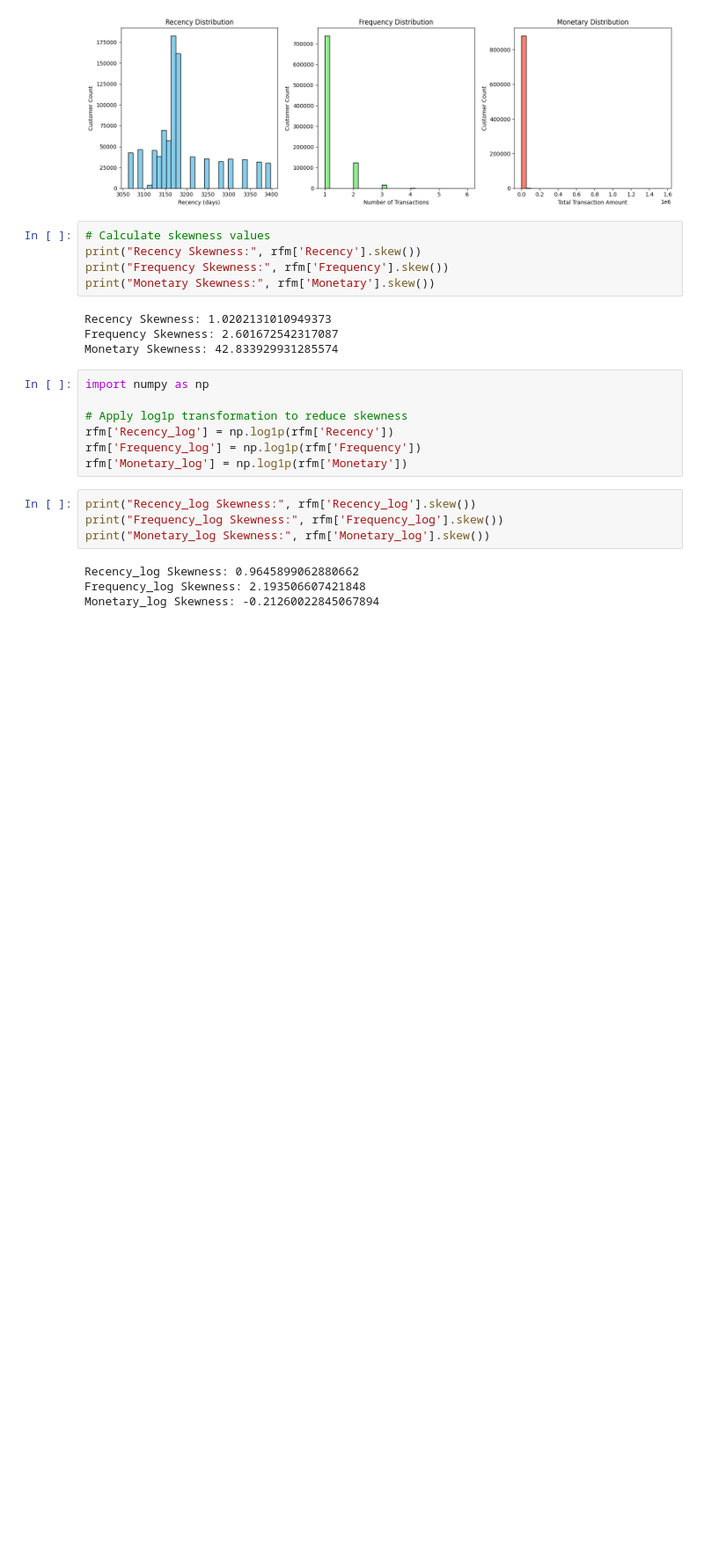
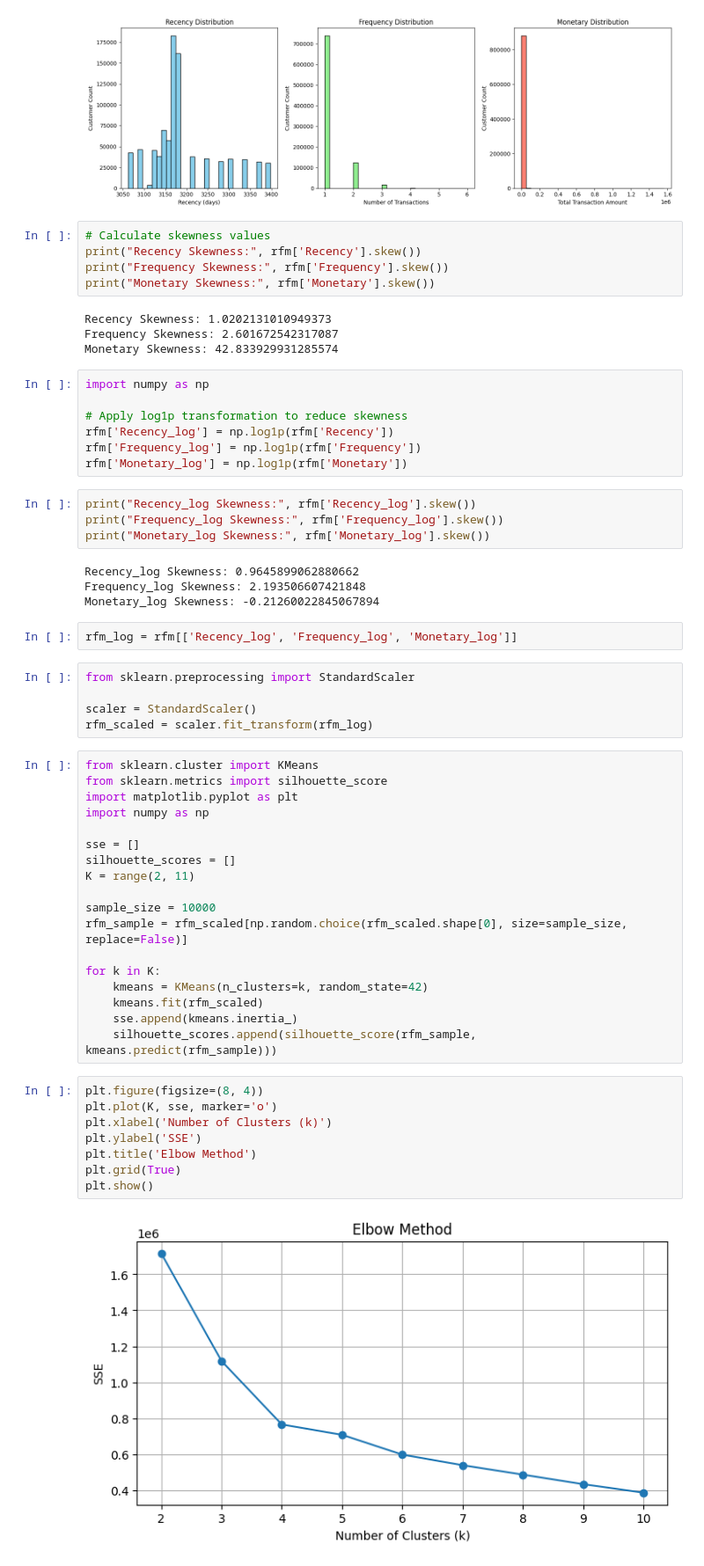
Before and after one commit to Burakgunal4/Data-Warehousing-and-Business-Intelligence-CW2, a Jupyter notebook: Data_Warwhousing_and_Business_Intelligence_CW2.ipynb, the cells around one changed output. Shown at 88% size. Drawn from its saved outputs; the diff is of its cells as text; blank space fills up the shorter version.

```diff
--- a/Data_Warwhousing_and_Business_Intelligence_CW2.ipynb
+++ b/Data_Warwhousing_and_Business_Intelligence_CW2.ipynb
@@ -294,3 +296,38 @@ print("Monetary_log Skewness:", rfm['Monetary_log'].skew())
 Recency_log Skewness: 0.9645899062880662
 Frequency_log Skewness: 2.193506607421848
 Monetary_log Skewness: -0.21260022845067894
+# %%
+rfm_log = rfm[['Recency_log', 'Frequency_log', 'Monetary_log']]
+# %%
+from sklearn.preprocessing import StandardScaler
+
+scaler = StandardScaler()
+rfm_scaled = scaler.fit_transform(rfm_log)
+# %%
+from sklearn.cluster import KMeans
+from sklearn.metrics import silhouette_score
+import matplotlib.pyplot as plt
+import numpy as np
+
+sse = []
+silhouette_scores = []
+K = range(2, 11)
+
+sample_size = 10000
+rfm_sample = rfm_scaled[np.random.choice(rfm_scaled.shape[0], size=sample_size, replace=False)]
+
+for k in K:
+    kmeans = KMeans(n_clusters=k, random_state=42)
+    kmeans.fit(rfm_scaled)
+    sse.append(kmeans.inertia_)
+    silhouette_scores.append(silhouette_score(rfm_sample, kmeans.predict(rfm_sample)))
+# %%
+plt.figure(figsize=(8, 4))
+plt.plot(K, sse, marker='o')
+plt.xlabel('Number of Clusters (k)')
+plt.ylabel('SSE')
+plt.title('Elbow Method')
+plt.grid(True)
+plt.show()
+# %% [output]
+[figure, added]
```
Also changed, not shown: parts of 4 cells of this notebook.
